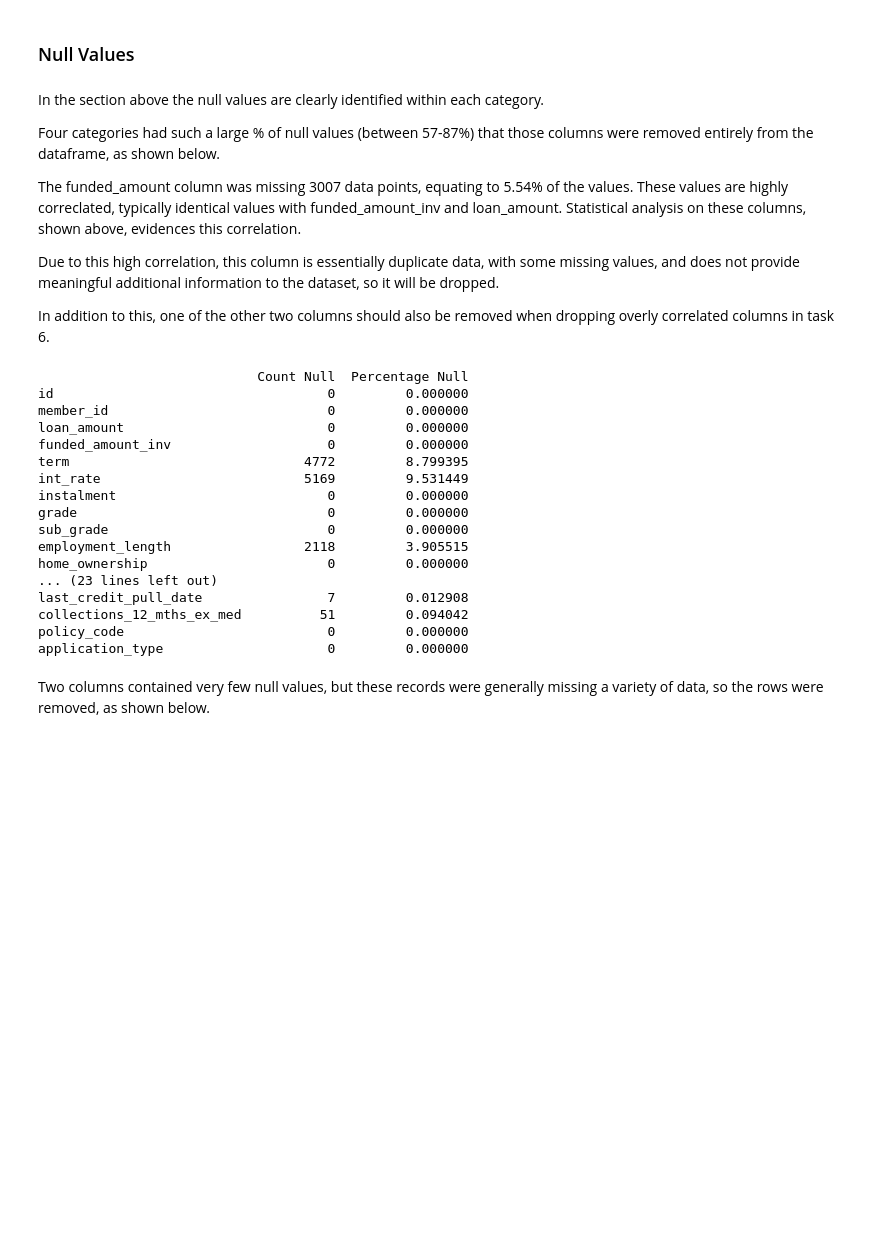
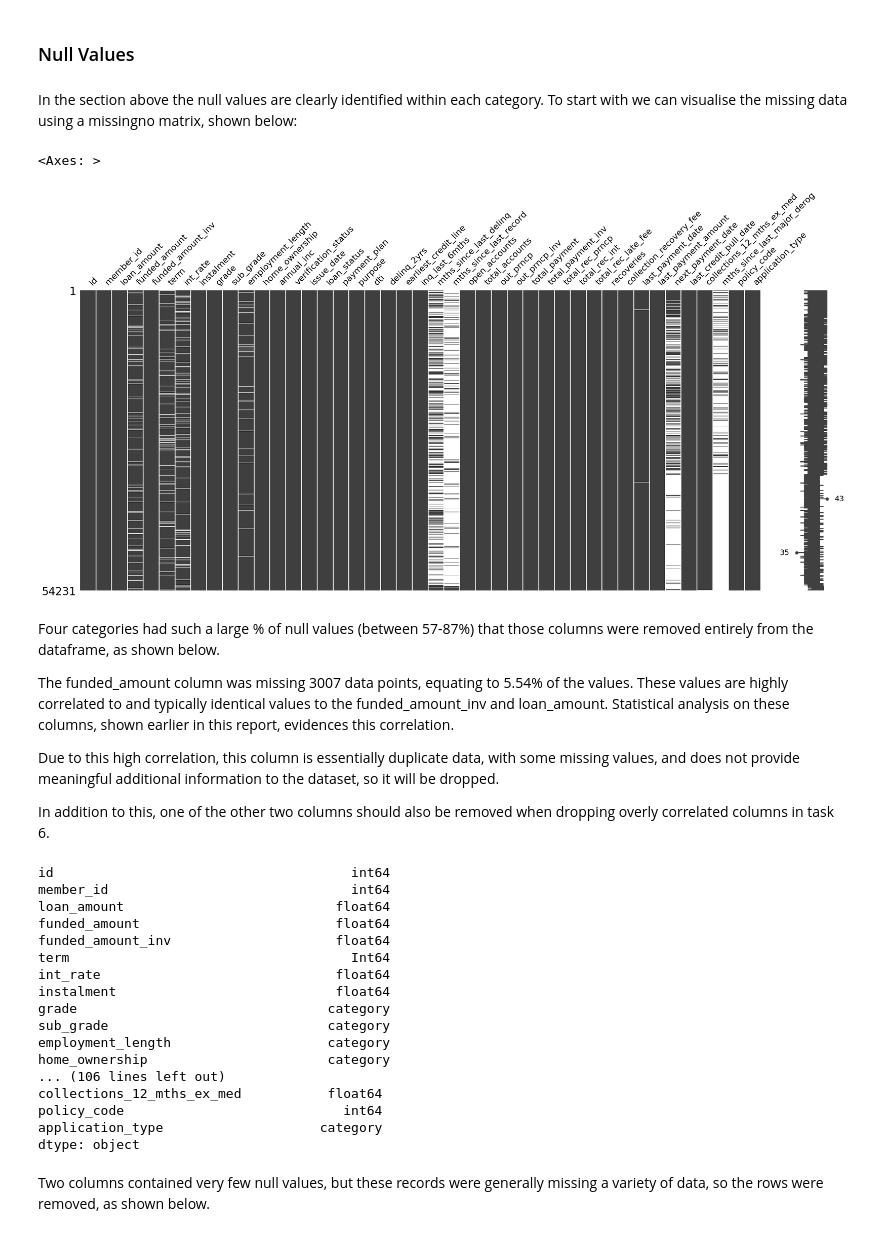
Before and after one commit to claire-casta/EDA-Project, a Jupyter notebook: loan_payments_queries.ipynb, the cells around one changed output. Saved outputs shown, nothing was run; the diff lists cells and outputs as text; code cells hidden in the pictures; blank space fills up the shorter version.

```diff
--- a/loan_payments_queries.ipynb
+++ b/loan_payments_queries.ipynb
@@ -121,17 +121,29 @@ policy_code                           0         0.000000
 application_type                      0         0.000000
 # %% [markdown]
 ### Null Values
+# %% [markdown]
+In the section above the null values are clearly identified within each category. To start with we can visualise the missing data using a missingno matrix, shown below:
+# %%
+import missingno as msno
+
+msno.matrix(modified_df)
+# %% [output]
+<Axes: >
+[figure, added]
 # %% [markdown]
-In the section above the null values are clearly identified within each category.
 
 Four categories had such a large % of null values (between 57-87%) that those columns were removed entirely from the dataframe, as shown below.
 
-The funded_amount column was missing 3007 data points, equating to 5.54% of the values. These values are highly correclated, typically identical values with funded_amount_inv and loan_amount. Statistical analysis on these columns, shown above, evidences this correlation.
+The funded_amount column was missing 3007 data points, equating to 5.54% of the values. These values are highly correlated to and typically identical values to the funded_amount_inv and loan_amount. Statistical analysis on these columns, shown earlier in this report, evidences this correlation.
 
 Due to this high correlation, this column is essentially duplicate data, with some missing values, and does not provide meaningful additional information to the dataset, so it will be dropped.
 
 In addition to this, one of the other two columns should also be removed when dropping overly correlated columns in task 6.
 # %%
+df_info = DataframeInfo(modified_df)
+
+print(df_info.describe_columns())
+
 from db_utils_local import DataFrameTransform
 
 dftransformer = DataFrameTransform(modified_df)
@@ -146,24 +158,25 @@ modified_df = dftransformer.return_dataframe()
 
 df_info = DataframeInfo(modified_df)
 print(df_info.count_percent_null())
+print(df_info.describe_columns())
 # %% [output]
-                            Count Null  Percentage Null
-id                                   0         0.000000
-member_id                            0         0.000000
-loan_amount                          0         0.000000
-funded_amount_inv                    0         0.000000
-term                              4772         8.799395
-int_rate                          5169         9.531449
-instalment                           0         0.000000
-grade                                0         0.000000
-sub_grade                            0         0.000000
-employment_length                 2118         3.905515
-home_ownership                       0         0.000000
-... (23 lines left out)
-last_credit_pull_date                7         0.012908
-collections_12_mths_ex_med          51         0.094042
-policy_code                          0         0.000000
-application_type                     0         0.000000
+id                                      int64
+member_id                               int64
+loan_amount                           float64
+funded_amount                         float64
+funded_amount_inv                     float64
+term                                    Int64
+int_rate                              float64
+instalment                            float64
+grade                                category
+sub_grade                            category
+employment_length                    category
+home_ownership                       category
+... (106 lines left out)
+collections_12_mths_ex_med           float64
+policy_code                            int64
+application_type                    category
+dtype: object
 # %% [markdown]
 Two columns contained very few null values, but these records were generally missing a variety of data, so the rows were removed, as shown below.
 # %%
```
Also changed, not shown: parts of 20 cells of this notebook, 2 other files.
